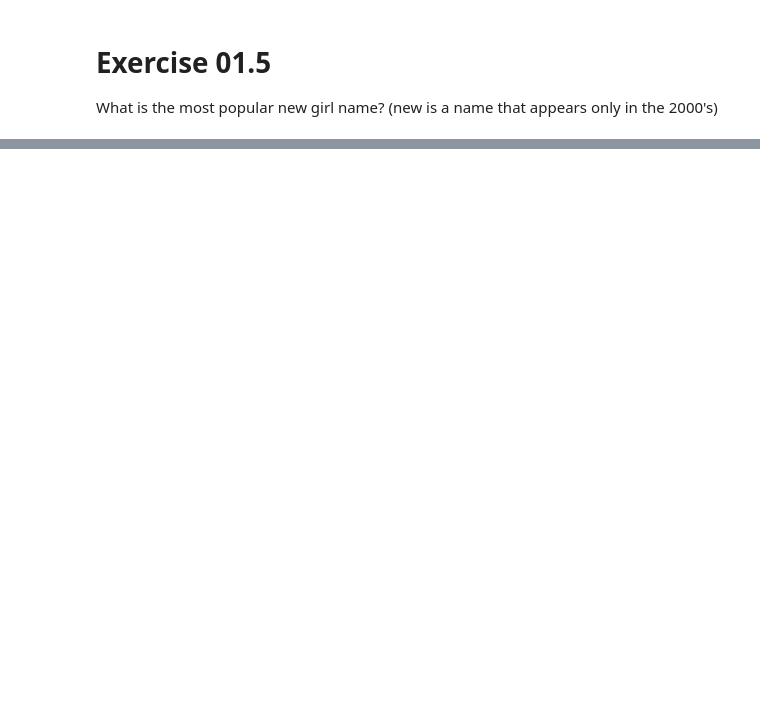
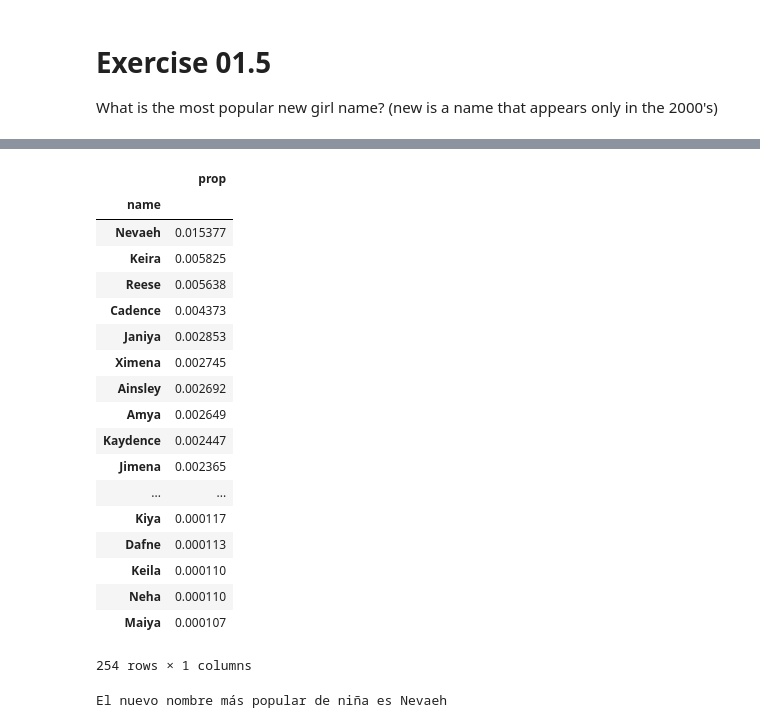
Before and after one commit to jccc1000/Deep_Learning_Class, a Jupyter notebook: Ejercicios 1-4/E01-Python&Numpy&Pandas.ipynb, the cells around one changed output, grey strips where cells are left out. Drawn from its saved outputs; the diff is of its cells as text; code cells hidden in the pictures; blank space fills up the shorter version.

```diff
--- a/Ejercicios 1-4/E01-Python&Numpy&Pandas.ipynb
+++ b/Ejercicios 1-4/E01-Python&Numpy&Pandas.ipynb
@@ -250,0 +315,27 @@ Name: name, dtype: int64
+# %%
+girls.fin=girls.agrup.sort_values(by="prop",ascending=False)
+girls.fin
+# %% [output]
+|  | prop |
+| name |  |
+| Nevaeh | 0.015377 |
+| Keira | 0.005825 |
+| Reese | 0.005638 |
+| Cadence | 0.004373 |
+| Janiya | 0.002853 |
+| Ximena | 0.002745 |
+| Ainsley | 0.002692 |
+| Amya | 0.002649 |
+| Kaydence | 0.002447 |
+| Jimena | 0.002365 |
+| ... | ... |
+| Kiya | 0.000117 |
+| Dafne | 0.000113 |
+| Keila | 0.000110 |
+| Neha | 0.000110 |
+| Maiya | 0.000107 |
+254 rows × 1 columns
+# %%
+print("El nuevo nombre más popular de niña es Nevaeh")
+# %% [output]
+El nuevo nombre más popular de niña es Nevaeh
```
Also changed, not shown: parts of 12 cells of this notebook, 1 other file.
